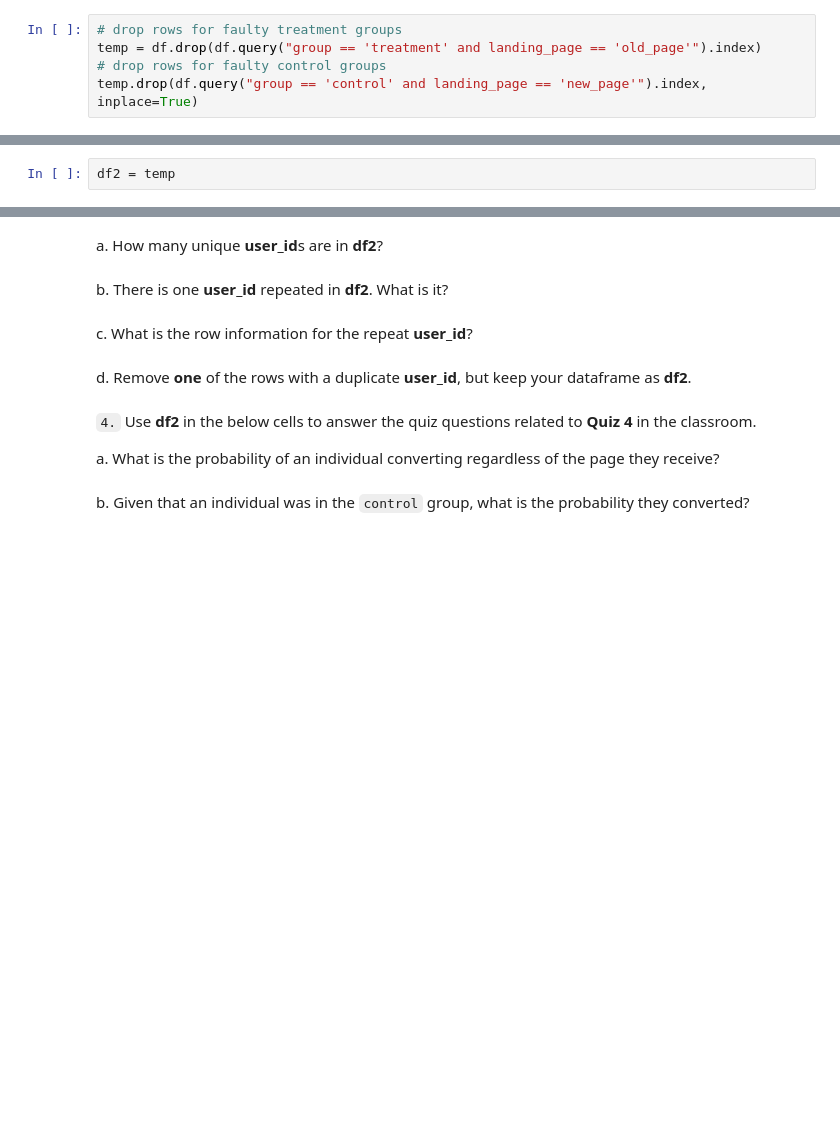
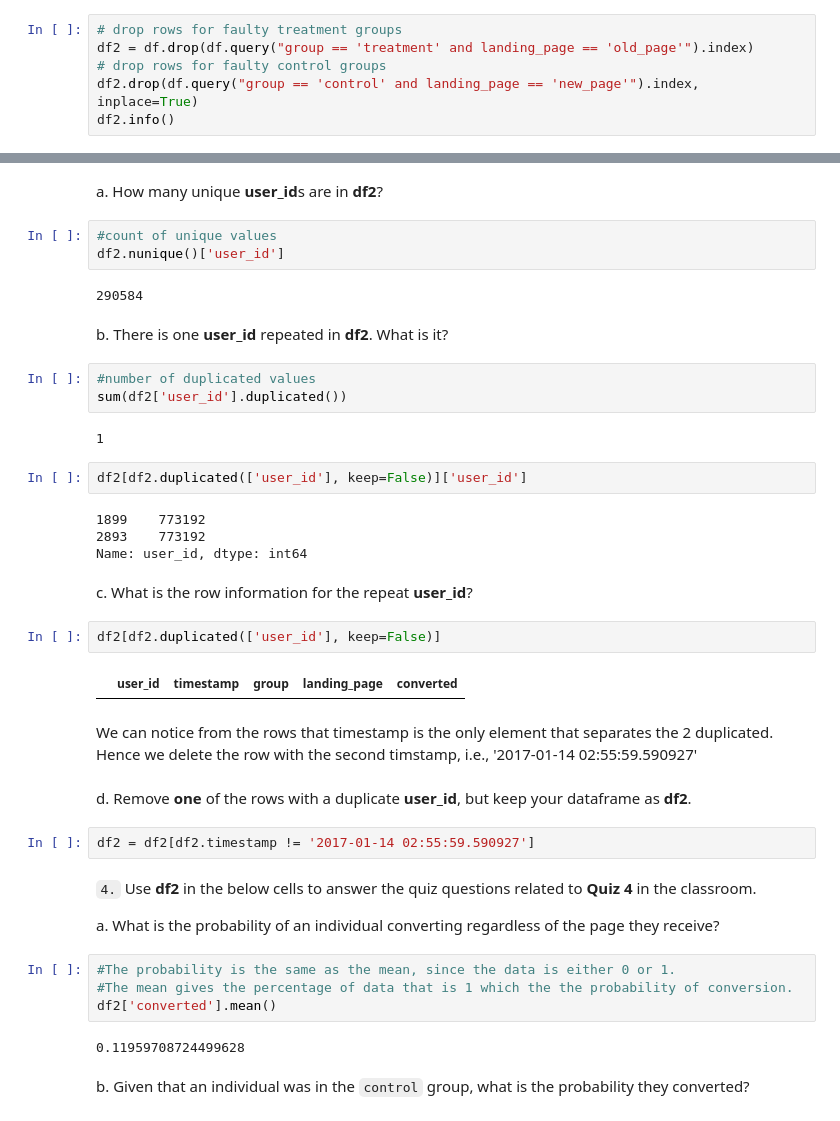
Before and after one commit to gautamgadiyar/AB_Test_Analysis, a Jupyter notebook: Analyze_ab_test_results_notebook.ipynb, the cells around one changed output, grey strips where cells are left out. Drawn from its saved outputs; the diff is of its cells as text; blank space fills up the shorter version.

```diff
--- a/Analyze_ab_test_results_notebook.ipynb
+++ b/Analyze_ab_test_results_notebook.ipynb
@@ -107,6 +107,7 @@ From the above details of the dataset, there are no missing values.
 a. Now use the answer to the quiz to create a new dataset that meets the specifications from the quiz.  Store your new dataframe in **df2**.
 # %%
 # drop rows for faulty treatment groups
-temp = df.drop(df.query("group == 'treatment' and landing_page == 'old_page'").index)
+df2 = df.drop(df.query("group == 'treatment' and landing_page == 'old_page'").index)
 # drop rows for faulty control groups
-temp.drop(df.query("group == 'control' and landing_page == 'new_page'").index, inplace=True)
+df2.drop(df.query("group == 'control' and landing_page == 'new_page'").index, inplace=True)
+df2.info()
@@ -113,5 +125,3 @@ temp.drop(df.query("group == 'control' and landing_page == 'new_page'").index, i
-# %%
-df2 = temp
 # %%
 # Double Check all of the correct rows were removed - this should be 0
 df2[((df2['group'] == 'treatment') == (df2['landing_page'] == 'new_page')) == False].shape[0]
@@ -121,15 +131,45 @@ df2[((df2['group'] == 'treatment') == (df2['landing_page'] == 'new_page')) == Fa
 `3.` Use **df2** and the cells below to answer questions for **Quiz3** in the classroom.
 # %% [markdown]
 a. How many unique **user_id**s are in **df2**?
+# %%
+#count of unique values
+df2.nunique()['user_id']
+# %% [output]
+290584
 # %% [markdown]
 b. There is one **user_id** repeated in **df2**.  What is it?
+# %%
+#number of duplicated values
+sum(df2['user_id'].duplicated())
+# %% [output]
+1
+# %%
+df2[df2.duplicated(['user_id'], keep=False)]['user_id']
+# %% [output]
+1899    773192
+2893    773192
+Name: user_id, dtype: int64
 # %% [markdown]
 c. What is the row information for the repeat **user_id**?
+# %%
+df2[df2.duplicated(['user_id'], keep=False)]
+# %% [output]
+|  | user_id | timestamp | group | landing_page | converted |
+# %% [markdown]
+We can notice from the rows that timestamp is the only element that separates the 2 duplicated. Hence we delete the row with the second timstamp, i.e., '2017-01-14 02:55:59.590927'
 # %% [markdown]
 d. Remove **one** of the rows with a duplicate **user_id**, but keep your dataframe as **df2**.
+# %%
+df2 = df2[df2.timestamp != '2017-01-14 02:55:59.590927']
 # %% [markdown]
 `4.` Use **df2** in the below cells to answer the quiz questions related to **Quiz 4** in the classroom.
 
 a. What is the probability of an individual converting regardless of the page they receive?
+# %%
+#The probability is the same as the mean, since the data is either 0 or 1.
+#The mean gives the percentage of data that is 1 which the the probability of conversion.
+df2['converted'].mean()
+# %% [output]
+0.11959708724499628
 # %% [markdown]
 b. Given that an individual was in the `control` group, what is the probability they converted?
```
Also changed, not shown: parts of 24 cells of this notebook.
